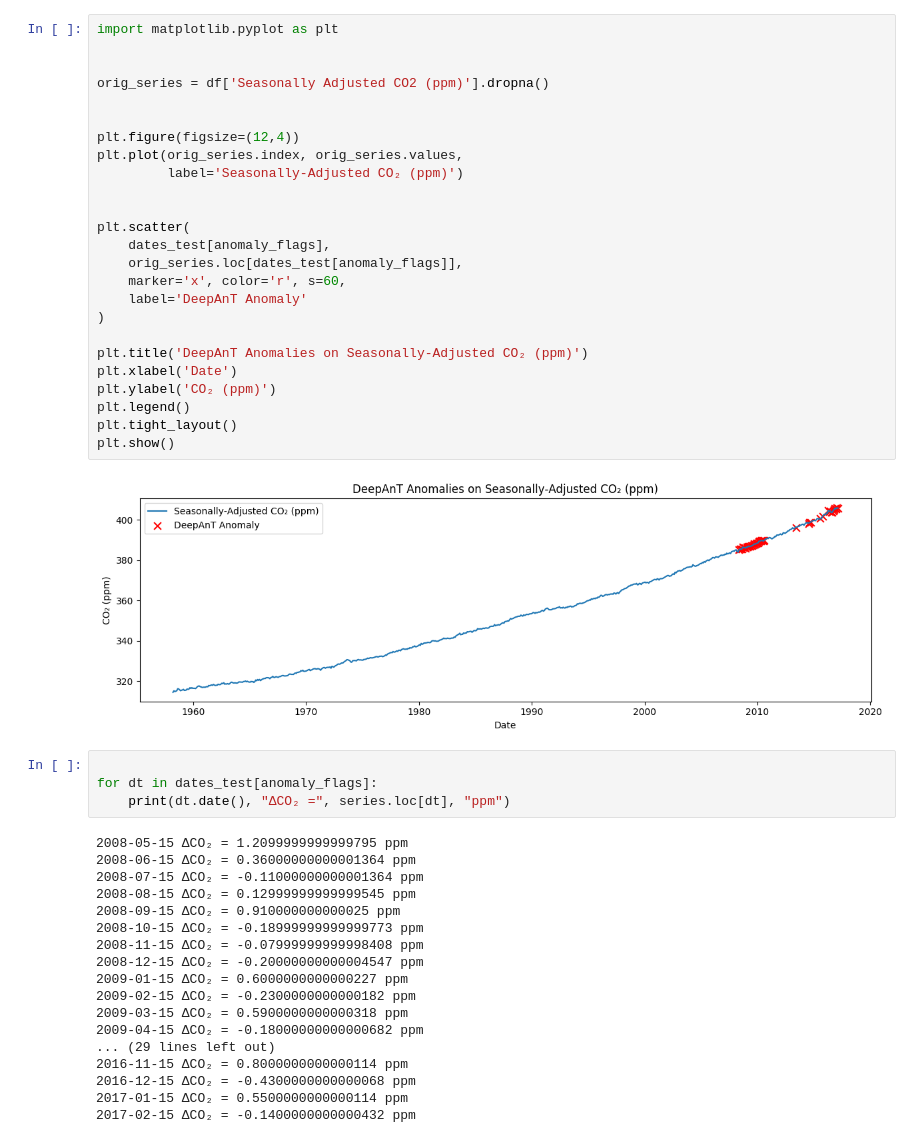
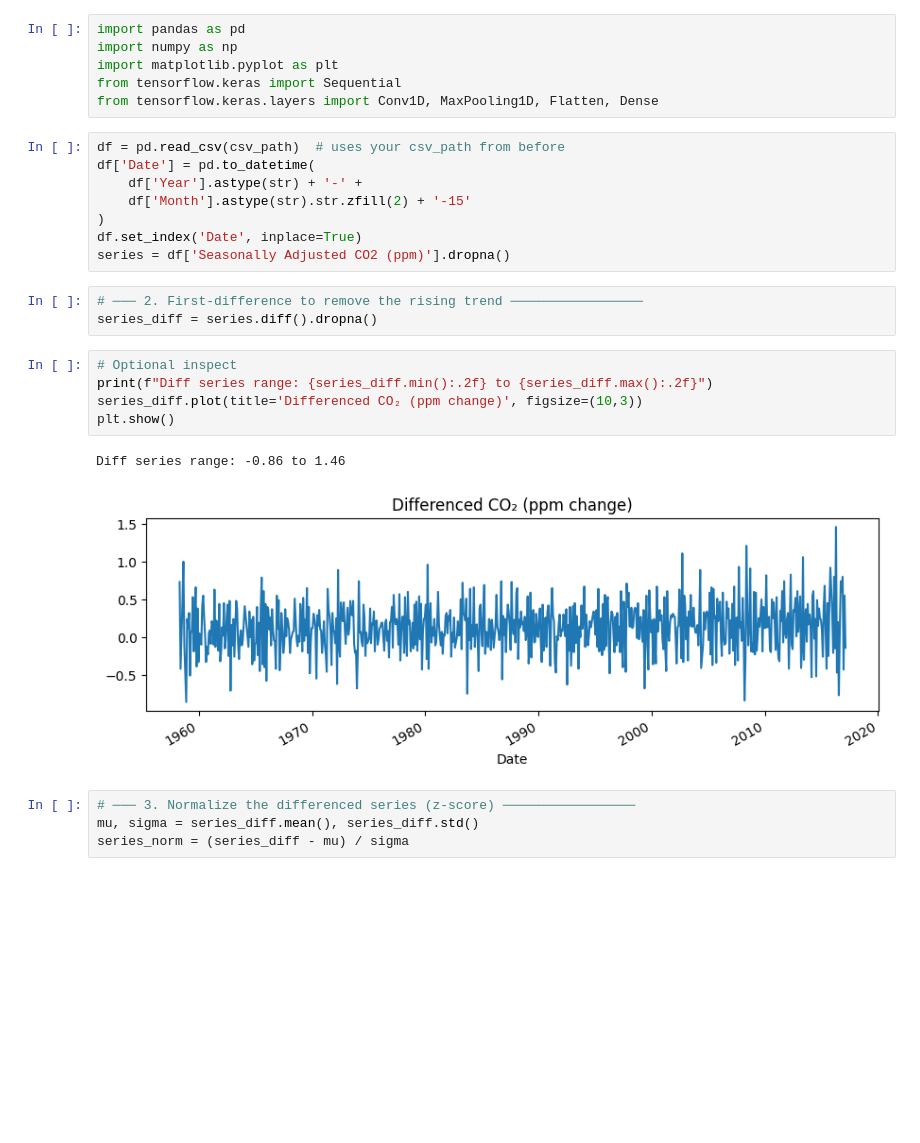
Before and after one commit to aamirepe/Time_Series_Forecasting_Using_Deep_Learning, a Jupyter notebook: co2-anomaly.ipynb, the cells around one changed output. Saved outputs shown, nothing was run; the diff lists cells and outputs as text; blank space fills up the shorter version.

```diff
--- a/co2-anomaly.ipynb
+++ b/co2-anomaly.ipynb
@@ -197,49 +1,29 @@ plt.show()
-# %%
-import matplotlib.pyplot as plt
-
-
-orig_series = df['Seasonally Adjusted CO2 (ppm)'].dropna()
-
-
-plt.figure(figsize=(12,4))
-plt.plot(orig_series.index, orig_series.values,
-         label='Seasonally‑Adjusted CO₂ (ppm)')
-
-
-plt.scatter(
-    dates_test[anomaly_flags],
-    orig_series.loc[dates_test[anomaly_flags]],
-    marker='x', color='r', s=60,
-    label='DeepAnT Anomaly'
-)
-
-plt.title('DeepAnT Anomalies on Seasonally‑Adjusted CO₂ (ppm)')
-plt.xlabel('Date')
-plt.ylabel('CO₂ (ppm)')
-plt.legend()
-plt.tight_layout()
-plt.show()
-# %% [output]
-[figure, removed]
-# %%
-
-for dt in dates_test[anomaly_flags]:
-    print(dt.date(), "ΔCO₂ =", series.loc[dt], "ppm")
-# %% [output]
-2008-05-15 ΔCO₂ = 1.2099999999999795 ppm
-2008-06-15 ΔCO₂ = 0.36000000000001364 ppm
-2008-07-15 ΔCO₂ = -0.11000000000001364 ppm
-2008-08-15 ΔCO₂ = 0.12999999999999545 ppm
-2008-09-15 ΔCO₂ = 0.910000000000025 ppm
-2008-10-15 ΔCO₂ = -0.18999999999999773 ppm
-2008-11-15 ΔCO₂ = -0.07999999999998408 ppm
-2008-12-15 ΔCO₂ = -0.20000000000004547 ppm
-2009-01-15 ΔCO₂ = 0.6000000000000227 ppm
-2009-02-15 ΔCO₂ = -0.2300000000000182 ppm
-2009-03-15 ΔCO₂ = 0.5900000000000318 ppm
-2009-04-15 ΔCO₂ = -0.18000000000000682 ppm
-... (29 lines left out)
-2016-11-15 ΔCO₂ = 0.8000000000000114 ppm
-2016-12-15 ΔCO₂ = -0.4300000000000068 ppm
-2017-01-15 ΔCO₂ = 0.5500000000000114 ppm
-2017-02-15 ΔCO₂ = -0.1400000000000432 ppm
+# %%
+import pandas as pd
+import numpy as np
+import matplotlib.pyplot as plt
+from tensorflow.keras import Sequential
+from tensorflow.keras.layers import Conv1D, MaxPooling1D, Flatten, Dense
+# %%
+df = pd.read_csv(csv_path)  # uses your csv_path from before
+df['Date'] = pd.to_datetime(
+    df['Year'].astype(str) + '-' +
+    df['Month'].astype(str).str.zfill(2) + '-15'
+)
+df.set_index('Date', inplace=True)
+series = df['Seasonally Adjusted CO2 (ppm)'].dropna()
+# %%
+# ─── 2. First‐difference to remove the rising trend ─────────────────
+series_diff = series.diff().dropna()
+# %%
+# Optional inspect
+print(f"Diff series range: {series_diff.min():.2f} to {series_diff.max():.2f}")
+series_diff.plot(title='Differenced CO₂ (ppm change)', figsize=(10,3))
+plt.show()
+# %% [output]
+Diff series range: -0.86 to 1.46
+[figure, added]
+# %%
+# ─── 3. Normalize the differenced series (z‑score) ─────────────────
+mu, sigma = series_diff.mean(), series_diff.std()
+series_norm = (series_diff - mu) / sigma
```
Also changed, not shown: parts of 33 cells of this notebook.
